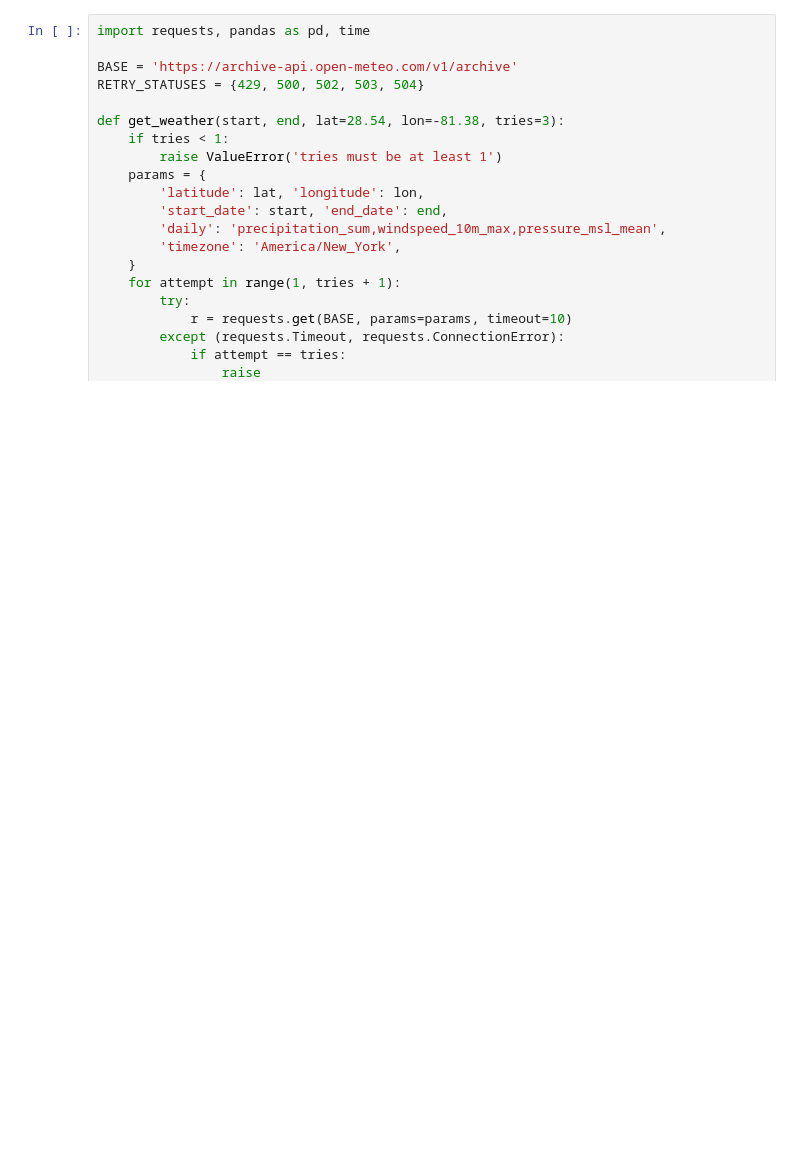
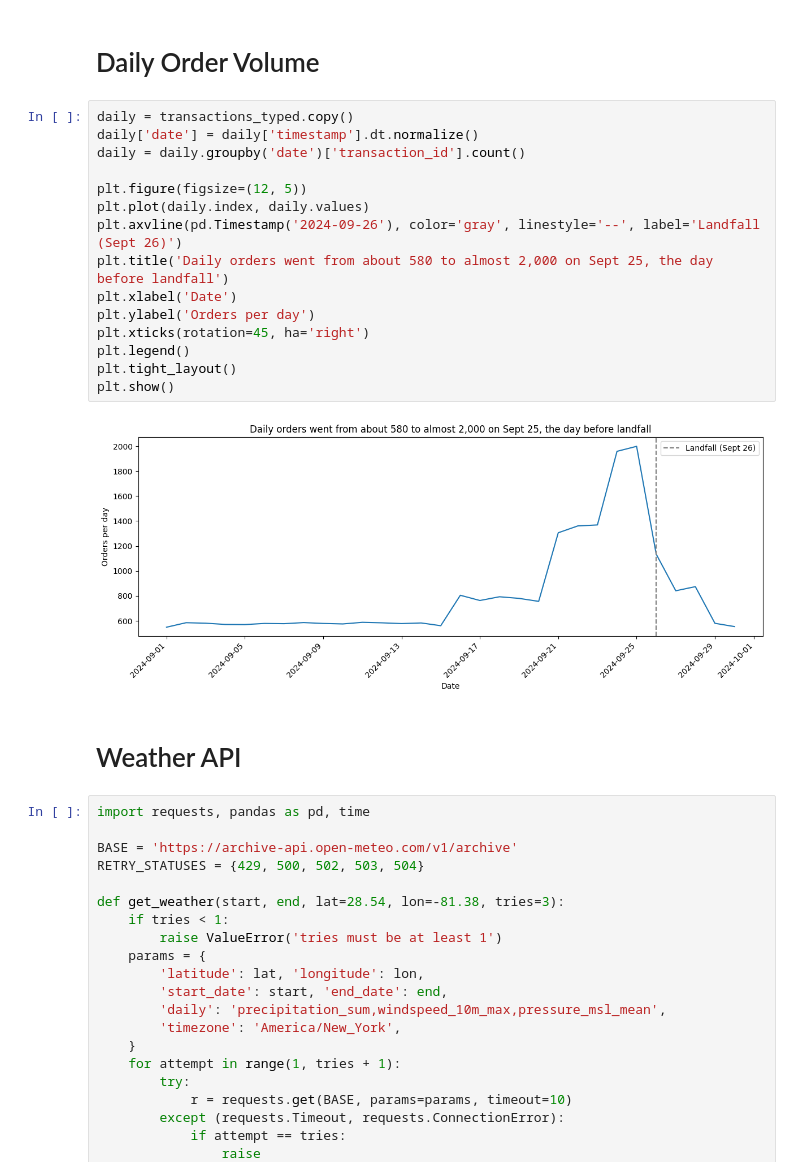
Before and after one commit to hyunderscore/walmart-hurricane-project, a Jupyter notebook: notebooks/team_notebook.ipynb, the cells around one changed output. Saved outputs shown, nothing was run; the diff lists cells and outputs as text; blank space fills up the shorter version.

```diff
--- a/notebooks/team_notebook.ipynb
+++ b/notebooks/team_notebook.ipynb
@@ -188,3 +275,24 @@ POPTART-STRAW    Strawberry Pop-Tart POPTART-STRAWBERRY
+# %% [markdown]
+# Daily Order Volume
+# %%
+daily = transactions_typed.copy()
+daily['date'] = daily['timestamp'].dt.normalize()
+daily = daily.groupby('date')['transaction_id'].count()
+
+plt.figure(figsize=(12, 5))
+plt.plot(daily.index, daily.values)
+plt.axvline(pd.Timestamp('2024-09-26'), color='gray', linestyle='--', label='Landfall (Sept 26)')
+plt.title('Daily orders went from about 580 to almost 2,000 on Sept 25, the day before landfall')
+plt.xlabel('Date')
+plt.ylabel('Orders per day')
+plt.xticks(rotation=45, ha='right')
+plt.legend()
+plt.tight_layout()
+plt.show()
+# %% [output]
+[figure, added]
+# %% [markdown]
+# Weather API
 # %%
 import requests, pandas as pd, time
 
```
Also changed, not shown: parts of 30 cells of this notebook.
